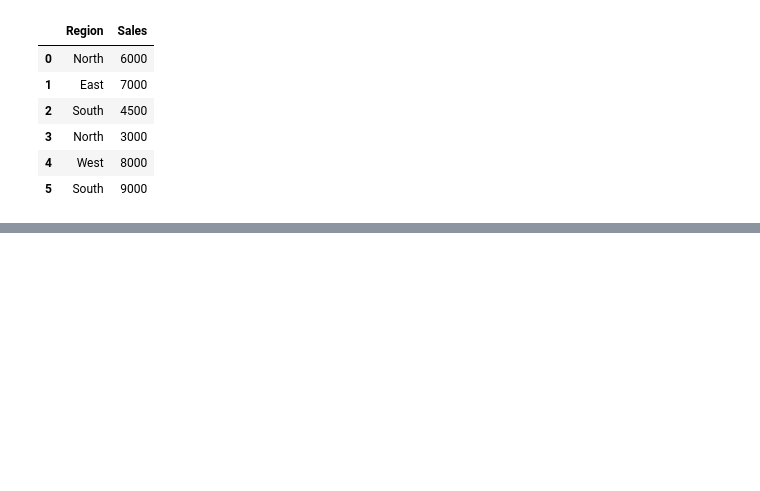
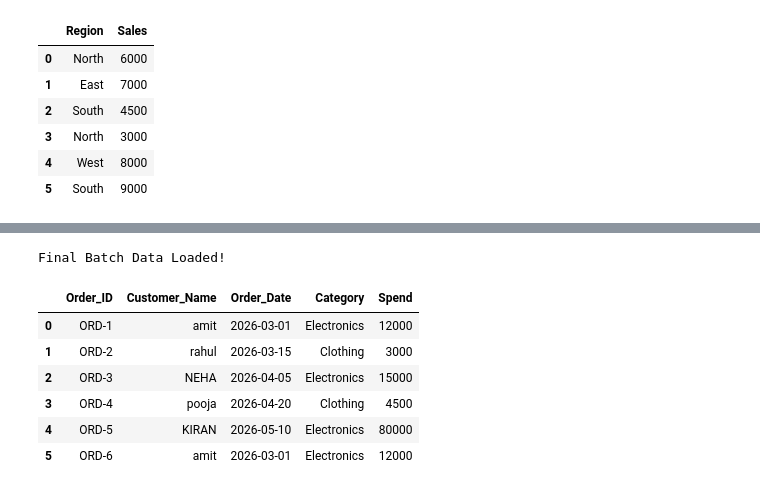
Before and after one commit to Visky-02/Data-Science-Practice, a Jupyter notebook: Untitled Folder/ mix drill 16th june.ipynb, the cells around one changed output, grey strips where cells are left out. Drawn from its saved outputs; the diff is of its cells as text; code cells hidden in the pictures; blank space fills up the shorter version.

```diff
--- a/Untitled Folder/ mix drill 16th june.ipynb
+++ b/Untitled Folder/ mix drill 16th june.ipynb
@@ -255,0 +607,28 @@ SyntaxError: invalid syntax. Perhaps you forgot a comma? (250519204.py, line 1)
+# %%
+import pandas as pd
+import numpy as np
+import seaborn as sns
+import matplotlib.pyplot as plt
+
+# Run this to setup data for Q21 to Q25 (E-commerce Data)
+data_final = {
+    'Order_ID': ['ORD-1', 'ORD-2', 'ORD-3', 'ORD-4', 'ORD-5', 'ORD-6'],
+    'Customer_Name': ['amit', ' rahul', 'NEHA', 'pooja ', '  KIRAN', 'amit'],
+    'Order_Date': ['2026-03-01', '2026-03-15', '2026-04-05', '2026-04-20', '2026-05-10', '2026-03-01'],
+    'Category': ['Electronics', 'Clothing', 'Electronics', 'Clothing', 'Electronics', 'Electronics'],
+    'Spend': [12000, 3000, 15000, 4500, 80000, 12000] # Notice outlier in Kiran's spend and duplicate Amit
+}
+df_final = pd.DataFrame(data_final)
+print("Final Batch Data Loaded!")
+# %% [output]
+Final Batch Data Loaded!
+# %%
+df_final
+# %% [output]
+|  | Order_ID | Customer_Name | Order_Date | Category | Spend |
+| 0 | ORD-1 | amit | 2026-03-01 | Electronics | 12000 |
+| 1 | ORD-2 | rahul | 2026-03-15 | Clothing | 3000 |
+| 2 | ORD-3 | NEHA | 2026-04-05 | Electronics | 15000 |
+| 3 | ORD-4 | pooja | 2026-04-20 | Clothing | 4500 |
+| 4 | ORD-5 | KIRAN | 2026-05-10 | Electronics | 80000 |
+| 5 | ORD-6 | amit | 2026-03-01 | Electronics | 12000 |
```
Also changed, not shown: parts of 61 cells of this notebook, 1 other file.
